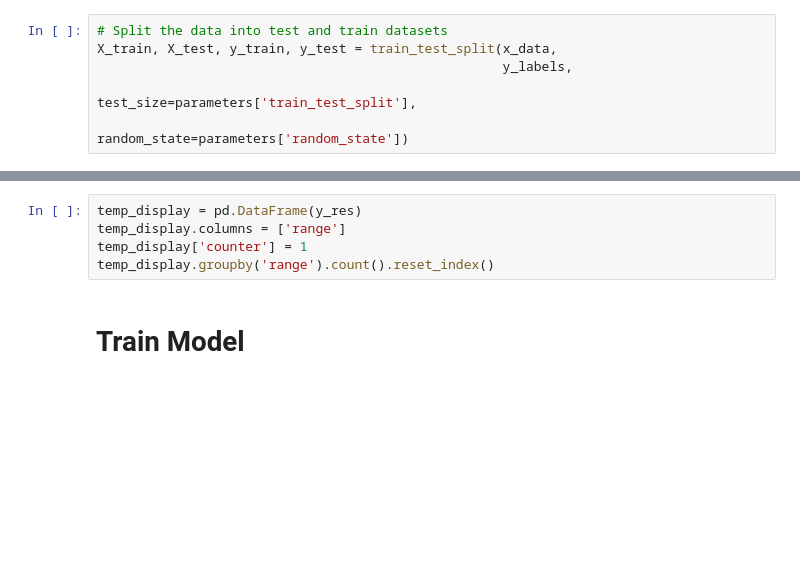
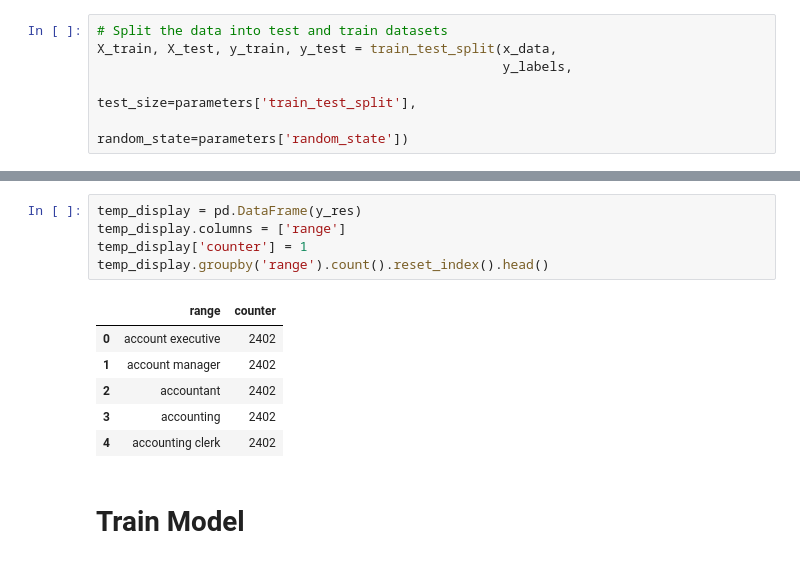
Before and after one commit to icareerclimber/career-skills-capstone, a Jupyter notebook: model_pipeline/03_process_salary_and_create_ngram_model.ipynb, the cells around one changed output, grey strips where cells are left out. Drawn from its saved outputs; the diff is of its cells as text; blank space fills up the shorter version.

```diff
--- a/model_pipeline/03_process_salary_and_create_ngram_model.ipynb
+++ b/model_pipeline/03_process_salary_and_create_ngram_model.ipynb
@@ -212,8 +241,15 @@ print("End:", datetime.datetime.now())
 # %%
 temp_display = pd.DataFrame(y_res)
 temp_display.columns = ['range']
 temp_display['counter'] = 1
-temp_display.groupby('range').count().reset_index()
+temp_display.groupby('range').count().reset_index().head()
+# %% [output]
+|  | range | counter |
+| 0 | account executive | 2402 |
+| 1 | account manager | 2402 |
+| 2 | accountant | 2402 |
+| 3 | accounting | 2402 |
+| 4 | accounting clerk | 2402 |
 # %% [markdown]
 # Train Model
 # %%
```
Also changed, not shown: parts of 18 cells of this notebook.
